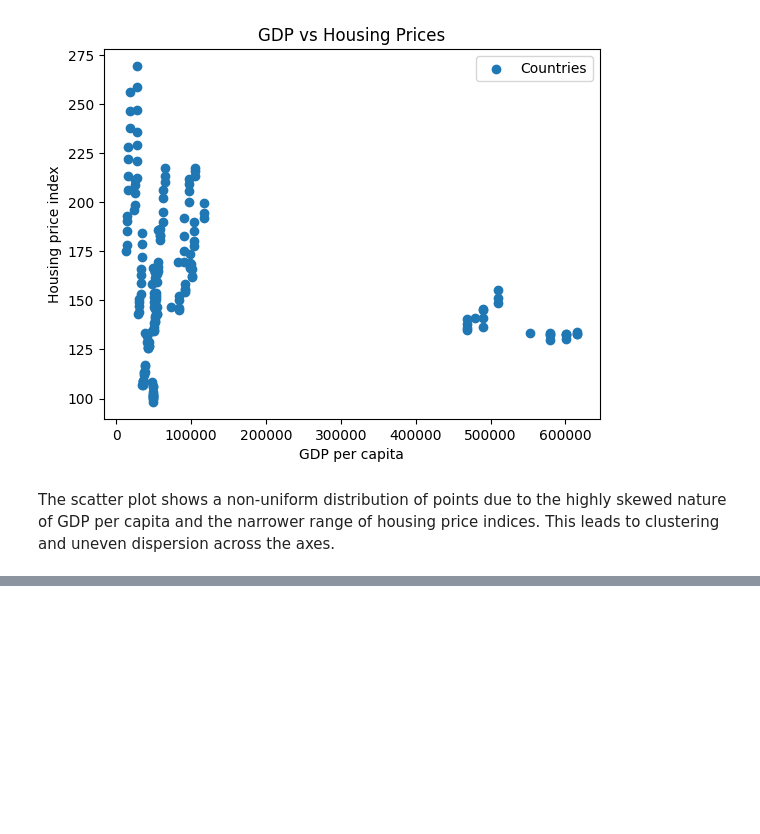
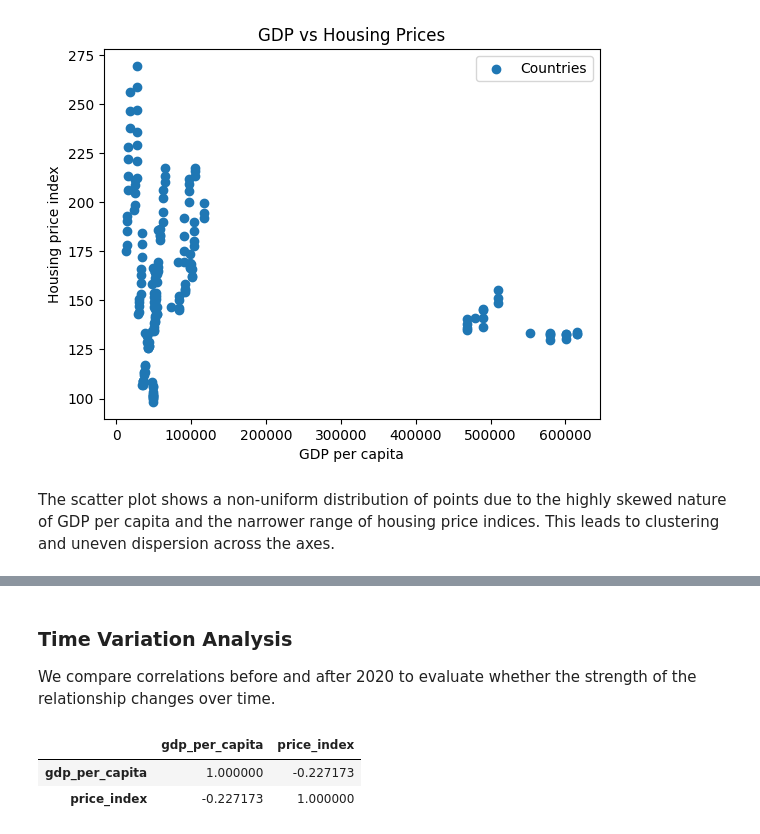
Before and after one commit to nikolaybyivanov/europe-housing-analysis, a Jupyter notebook: notebooks/01_start.ipynb, the cells around one changed output, grey strips where cells are left out. Saved outputs shown, nothing was run; the diff lists cells and outputs as text; code cells hidden in the pictures; blank space fills up the shorter version.

```diff
--- a/notebooks/01_start.ipynb
+++ b/notebooks/01_start.ipynb
@@ -126,0 +147,16 @@ The scatter plot shows a non-uniform distribution of points due to the highly sk
+# %% [markdown]
+### Time Variation Analysis
+
+We compare correlations before and after 2020 to evaluate whether the strength of the relationship changes over time.
+# %%
+df["pre_2020"] = df["year"] < 2020
+
+early = df[df["pre_2020"]]
+late = df[~df["pre_2020"]]
+
+early[["gdp_per_capita", "price_index"]].corr()
+late[["gdp_per_capita", "price_index"]].corr()
+# %% [output]
+|  | gdp_per_capita | price_index |
+| gdp_per_capita | 1.000000 | -0.227173 |
+| price_index | -0.227173 | 1.000000 |
```
Also changed, not shown: parts of 5 cells of this notebook.
